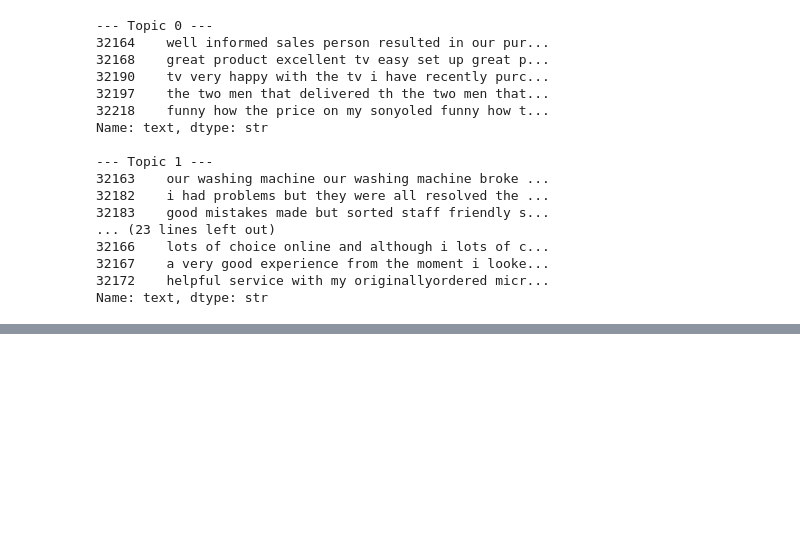
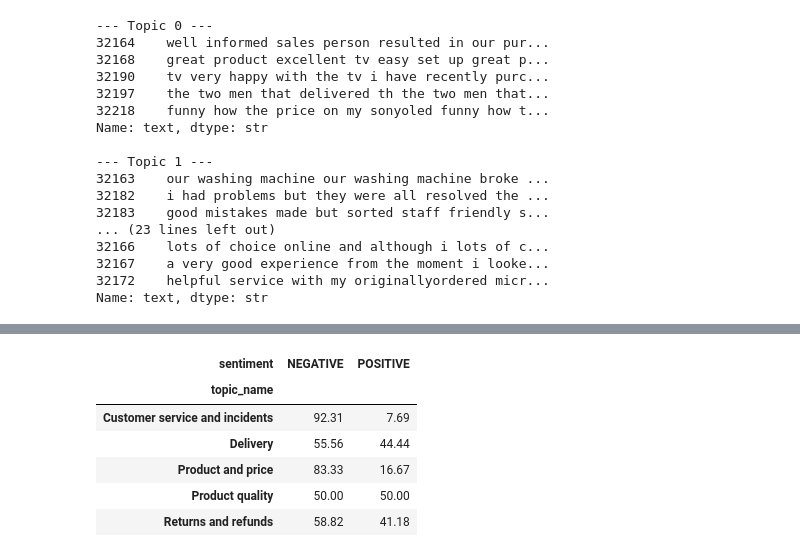
Before and after one commit to OscarFdz24/Proyecto_DeepLearning_NLP_Oscar_Fernandez, a Jupyter notebook: Review_NLP.ipynb, the cells around one changed output, grey strips where cells are left out. Cells and saved outputs as stored; diff of their text form; code cells hidden in the pictures; blank space fills up the shorter version.

```diff
--- a/Review_NLP.ipynb
+++ b/Review_NLP.ipynb
@@ -144,0 +338,18 @@ df_competencia["sentiment_score"] = scores_comp
+# %%
+# Calculamos la distribucion de sentimiento dentro de cada tema de la empresa.
+sent_topic_empresa = (
+    df_empresa.groupby(["topic_name", "sentiment"])
+    .size()
+    .unstack(fill_value=0)
+)
+
+sent_topic_empresa_pct = sent_topic_empresa.div(sent_topic_empresa.sum(axis=1), axis=0) * 100
+sent_topic_empresa_pct.round(2)
+# %% [output]
+| sentiment | NEGATIVE | POSITIVE |
+| topic_name |  |  |
+| Customer service and incidents | 92.31 | 7.69 |
+| Delivery | 55.56 | 44.44 |
+| Product and price | 83.33 | 16.67 |
+| Product quality | 50.00 | 50.00 |
+| Returns and refunds | 58.82 | 41.18 |
```
Also changed, not shown: parts of 42 cells of this notebook, 1 other file.
